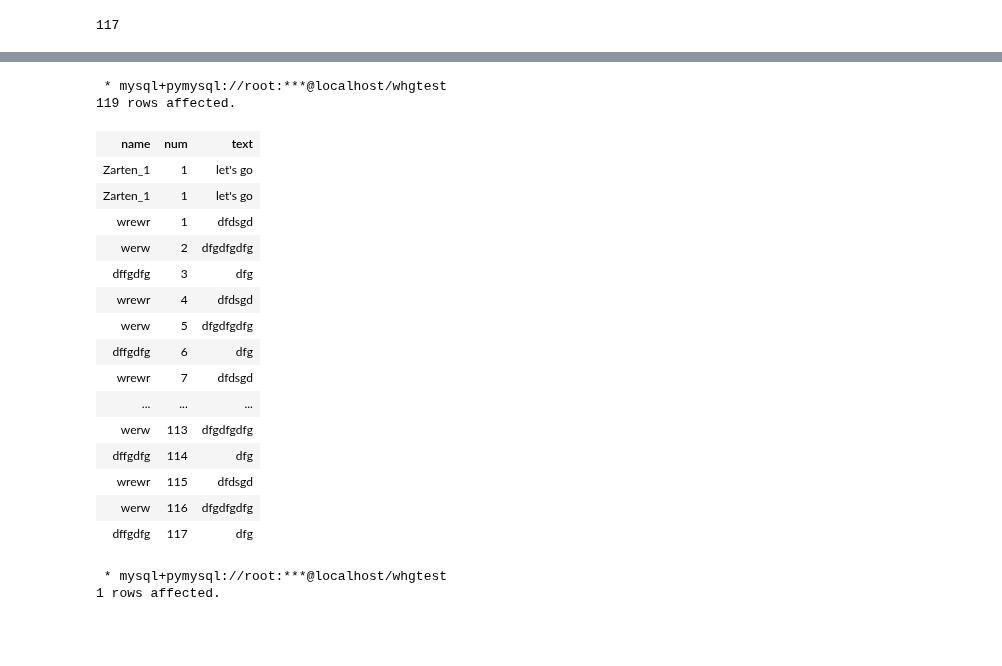
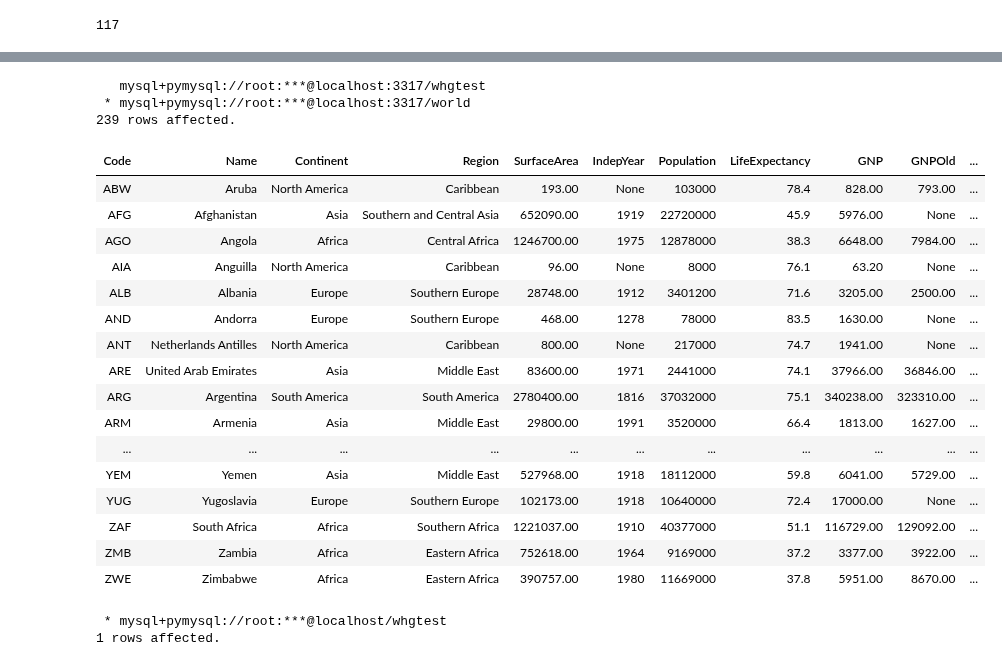
Before and after one commit to whgloveucq/jupyterfiles, a Jupyter notebook: OApractice/python_mysql.ipynb, the cells around one changed output, grey strips where cells are left out. Cells and saved outputs as stored; diff of their text form; code cells hidden in the pictures; blank space fills up the shorter version.

```diff
--- a/OApractice/python_mysql.ipynb
+++ b/OApractice/python_mysql.ipynb
@@ -307,26 +303,27 @@ UsageError: Line magic function `%sql` not found.
 # %%
 %%sql
-select * from
-test_mysql
+select * from country
 # %% [output]
- * mysql+pymysql://root:***@localhost/whgtest
-119 rows affected.
+   mysql+pymysql://root:***@localhost:3317/whgtest
+ * mysql+pymysql://root:***@localhost:3317/world
+239 rows affected.
-| name | num | text |
-| Zarten_1 | 1 | let's go |
-| Zarten_1 | 1 | let's go |
-| wrewr | 1 | dfdsgd |
-| werw | 2 | dfgdfgdfg |
-| dffgdfg | 3 | dfg |
-| wrewr | 4 | dfdsgd |
-| werw | 5 | dfgdfgdfg |
-| dffgdfg | 6 | dfg |
-| wrewr | 7 | dfdsgd |
-| ... | ... | ... |
-| werw | 113 | dfgdfgdfg |
-| dffgdfg | 114 | dfg |
-| wrewr | 115 | dfdsgd |
-| werw | 116 | dfgdfgdfg |
-| dffgdfg | 117 | dfg |
+| Code | Name | Continent | Region | SurfaceArea | IndepYear | Population | LifeExpectancy | GNP | GNPOld | ... |
+| ABW | Aruba | North America | Caribbean | 193.00 | None | 103000 | 78.4 | 828.00 | 793.00 | ... |
+| AFG | Afghanistan | Asia | Southern and Central Asia | 652090.00 | 1919 | 22720000 | 45.9 | 5976.00 | None | ... |
+| AGO | Angola | Africa | Central Africa | 1246700.00 | 1975 | 12878000 | 38.3 | 6648.00 | 7984.00 | ... |
+| AIA | Anguilla | North America | Caribbean | 96.00 | None | 8000 | 76.1 | 63.20 | None | ... |
+| ALB | Albania | Europe | Southern Europe | 28748.00 | 1912 | 3401200 | 71.6 | 3205.00 | 2500.00 | ... |
+| AND | Andorra | Europe | Southern Europe | 468.00 | 1278 | 78000 | 83.5 | 1630.00 | None | ... |
+| ANT | Netherlands Antilles | North America | Caribbean | 800.00 | None | 217000 | 74.7 | 1941.00 | None | ... |
+| ARE | United Arab Emirates | Asia | Middle East | 83600.00 | 1971 | 2441000 | 74.1 | 37966.00 | 36846.00 | ... |
+| ARG | Argentina | South America | South America | 2780400.00 | 1816 | 37032000 | 75.1 | 340238.00 | 323310.00 | ... |
+| ARM | Armenia | Asia | Middle East | 29800.00 | 1991 | 3520000 | 66.4 | 1813.00 | 1627.00 | ... |
+| ... | ... | ... | ... | ... | ... | ... | ... | ... | ... | ... |
+| YEM | Yemen | Asia | Middle East | 527968.00 | 1918 | 18112000 | 59.8 | 6041.00 | 5729.00 | ... |
+| YUG | Yugoslavia | Europe | Southern Europe | 102173.00 | 1918 | 10640000 | 72.4 | 17000.00 | None | ... |
+| ZAF | South Africa | Africa | Southern Africa | 1221037.00 | 1910 | 40377000 | 51.1 | 116729.00 | 129092.00 | ... |
+| ZMB | Zambia | Africa | Eastern Africa | 752618.00 | 1964 | 9169000 | 37.2 | 3377.00 | 3922.00 | ... |
+| ZWE | Zimbabwe | Africa | Eastern Africa | 390757.00 | 1980 | 11669000 | 37.8 | 5951.00 | 8670.00 | ... |
 # %%
     %sql select min(pretrade_date) from stock_basic limit 10
 # %% [output]
```
Also changed, not shown: parts of 2 cells of this notebook, 3 other files.
